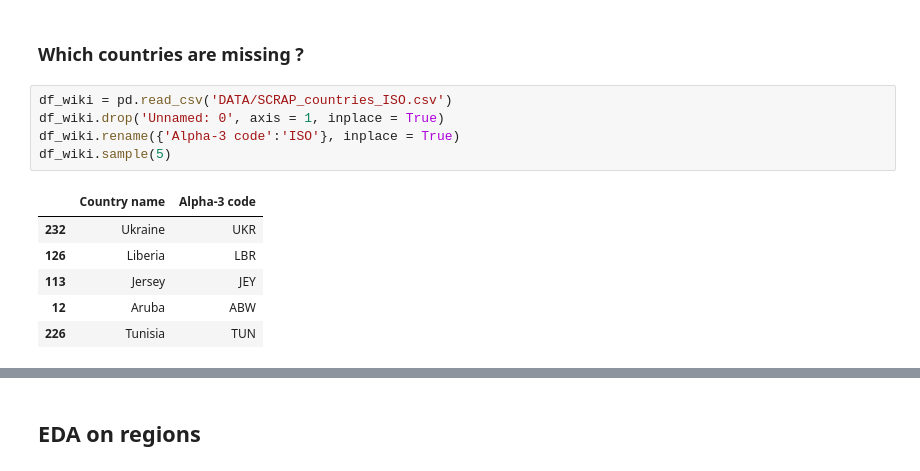
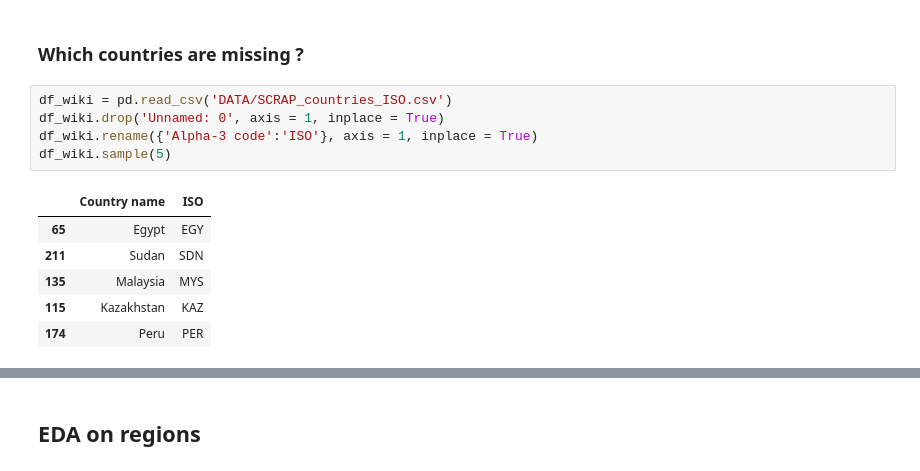
Before and after one commit to yassprogramme/Stat-App, a Jupyter notebook: Notebooks/EDA.ipynb, the cells around one changed output, grey strips where cells are left out. Cells and saved outputs as stored; diff of their text form.

```diff
--- a/Notebooks/EDA.ipynb
+++ b/Notebooks/EDA.ipynb
@@ -229,12 +229,12 @@ IndentationError: expected an indented block (3741131802.py, line 5)
 # %%
 df_wiki = pd.read_csv('DATA/SCRAP_countries_ISO.csv')
 df_wiki.drop('Unnamed: 0', axis = 1, inplace = True)
-df_wiki.rename({'Alpha-3 code':'ISO'}, inplace = True)
+df_wiki.rename({'Alpha-3 code':'ISO'}, axis = 1, inplace = True)
 df_wiki.sample(5)
 # %% [output]
-|  | Country name | Alpha-3 code |
-| 232 | Ukraine | UKR |
-| 126 | Liberia | LBR |
-| 113 | Jersey | JEY |
-| 12 | Aruba | ABW |
-| 226 | Tunisia | TUN |
+|  | Country name | ISO |
+| 65 | Egypt | EGY |
+| 211 | Sudan | SDN |
+| 135 | Malaysia | MYS |
+| 115 | Kazakhstan | KAZ |
+| 174 | Peru | PER |
```
Also changed, not shown: parts of 2 cells of this notebook.
